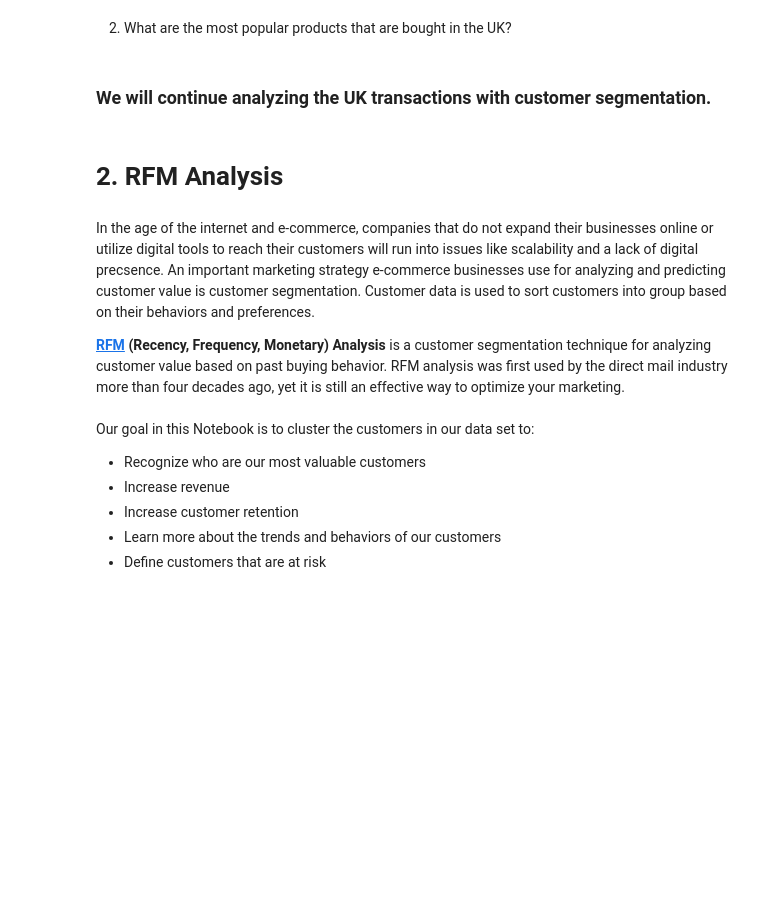
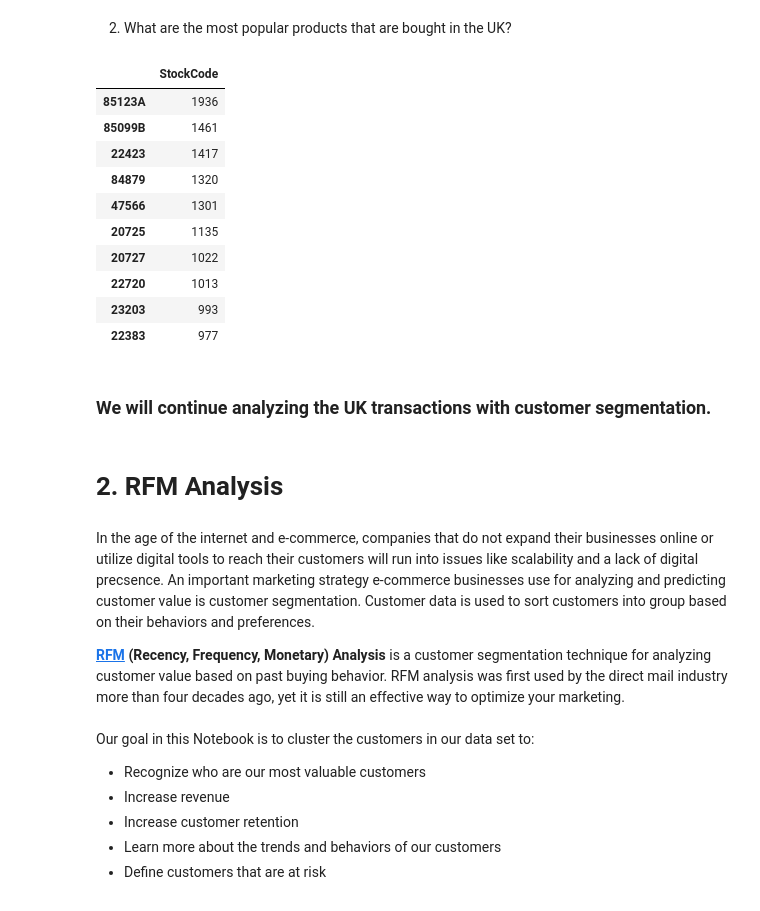
Before and after one commit to smeteo/Data_Science_and_Machine_Learning, a Jupyter notebook: 8. Capstone Projects/Project_1_Customer_Segmentation/Customer_Segmentation_Capstone_Project_1.ipynb, the cells around one changed output. Saved outputs shown, nothing was run; the diff lists cells and outputs as text; code cells hidden in the pictures; blank space fills up the shorter version.

```diff
--- a/8. Capstone Projects/Project_1_Customer_Segmentation/Customer_Segmentation_Capstone_Project_1.ipynb
+++ b/8. Capstone Projects/Project_1_Customer_Segmentation/Customer_Segmentation_Capstone_Project_1.ipynb
@@ -774,5 +784,19 @@ sns.barplot(y=df2.iloc[1:].index, x=df2.iloc[1:].TotalPrice.sort_values(ascendin
 # %% [markdown]
 2. What are the most popular products that are bought in the UK?
+# %%
+pd.DataFrame(df_uk.StockCode.value_counts().head(10))
+# %% [output]
+|  | StockCode |
+| 85123A | 1936 |
+| 85099B | 1461 |
+| 22423 | 1417 |
+| 84879 | 1320 |
+| 47566 | 1301 |
+| 20725 | 1135 |
+| 20727 | 1022 |
+| 22720 | 1013 |
+| 23203 | 993 |
+| 22383 | 977 |
 # %% [markdown]
 ### We will continue analyzing the UK transactions with customer segmentation.
 # %% [markdown]
```
Also changed, not shown: parts of 5 cells of this notebook.
